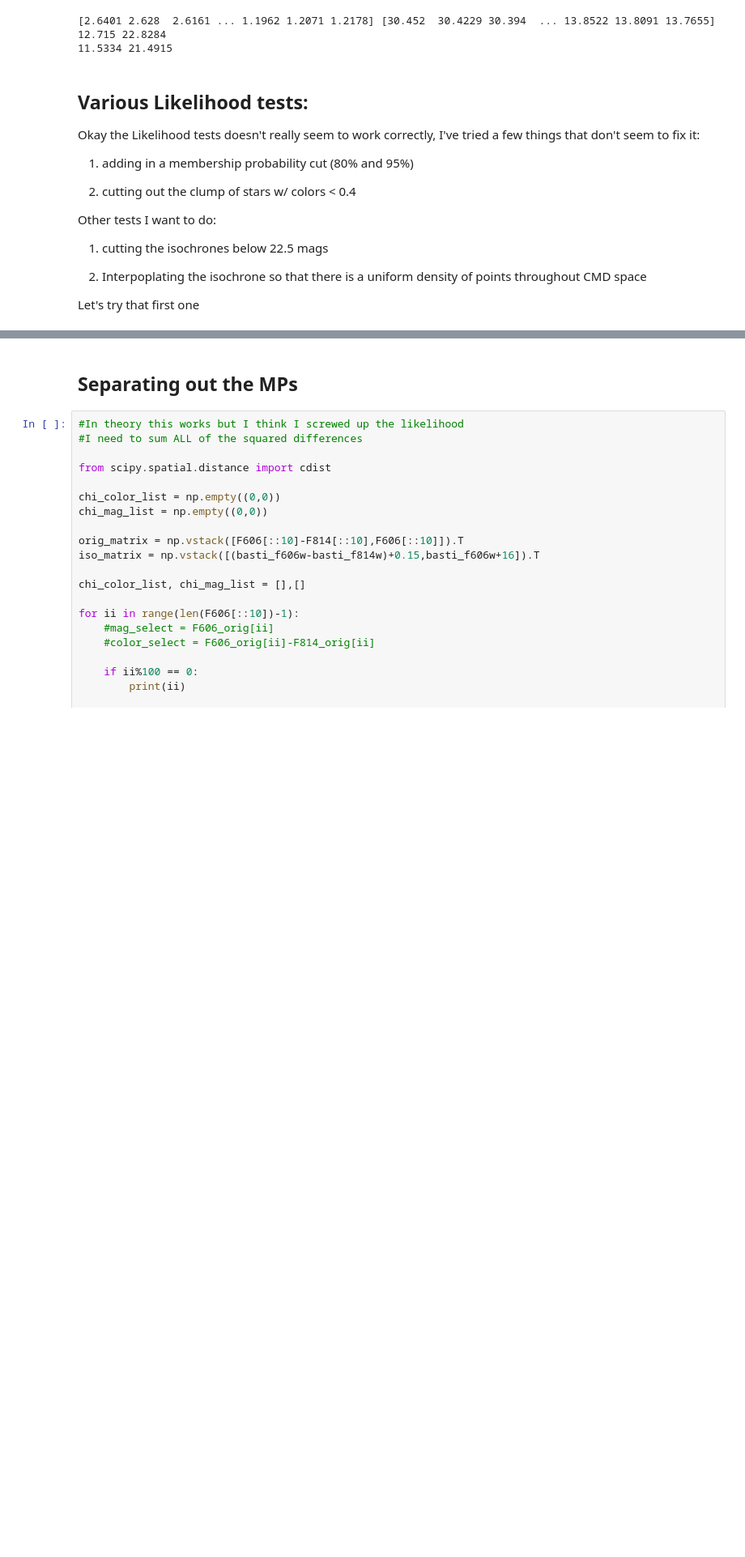
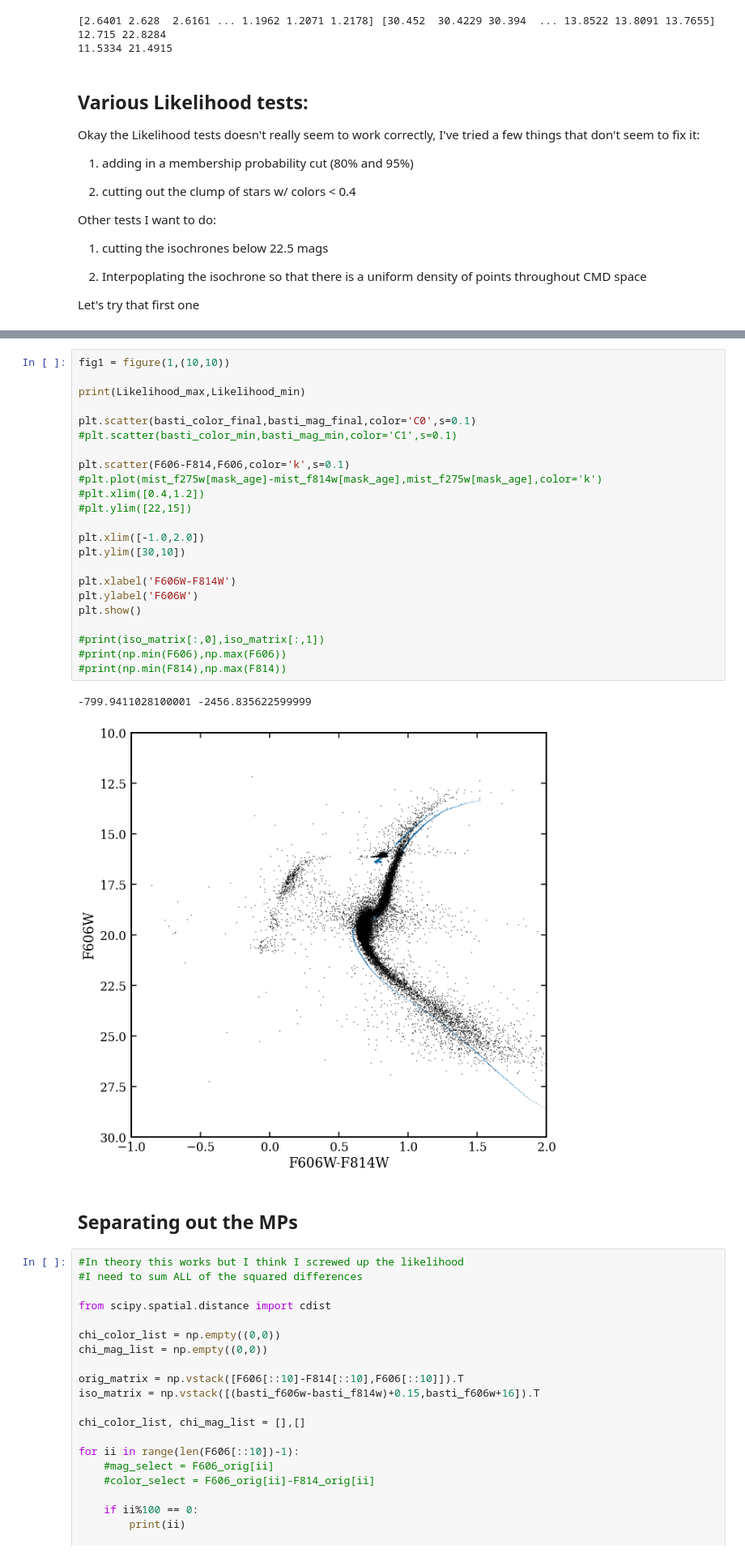
Before and after one commit to AndrewGraus/GC_project_code, a Jupyter notebook: Isochrone_tests.ipynb, the cells around one changed output, grey strips where cells are left out. Shown at 81% size. Cells and saved outputs as stored; diff of their text form; blank space fills up the shorter version.

```diff
--- a/Isochrone_tests.ipynb
+++ b/Isochrone_tests.ipynb
@@ -906,3 +1024,29 @@ plt.show()
+# %%
+fig1 = figure(1,(10,10))
+
+print(Likelihood_max,Likelihood_min)
+
+plt.scatter(basti_color_final,basti_mag_final,color='C0',s=0.1)
+#plt.scatter(basti_color_min,basti_mag_min,color='C1',s=0.1)
+
+plt.scatter(F606-F814,F606,color='k',s=0.1)
+#plt.plot(mist_f275w[mask_age]-mist_f814w[mask_age],mist_f275w[mask_age],color='k')
+#plt.xlim([0.4,1.2])
+#plt.ylim([22,15])
+
+plt.xlim([-1.0,2.0])
+plt.ylim([30,10])
+
+plt.xlabel('F606W-F814W')
+plt.ylabel('F606W')
+plt.show()
+
+#print(iso_matrix[:,0],iso_matrix[:,1])
+#print(np.min(F606),np.max(F606))
+#print(np.min(F814),np.max(F814))
+# %% [output]
+-799.9411028100001 -2456.835622599999
+[figure, added]
 # %% [markdown]
 ## Separating out the MPs
 # %%
```
Also changed, not shown: parts of 9 cells of this notebook, 2 other files.
